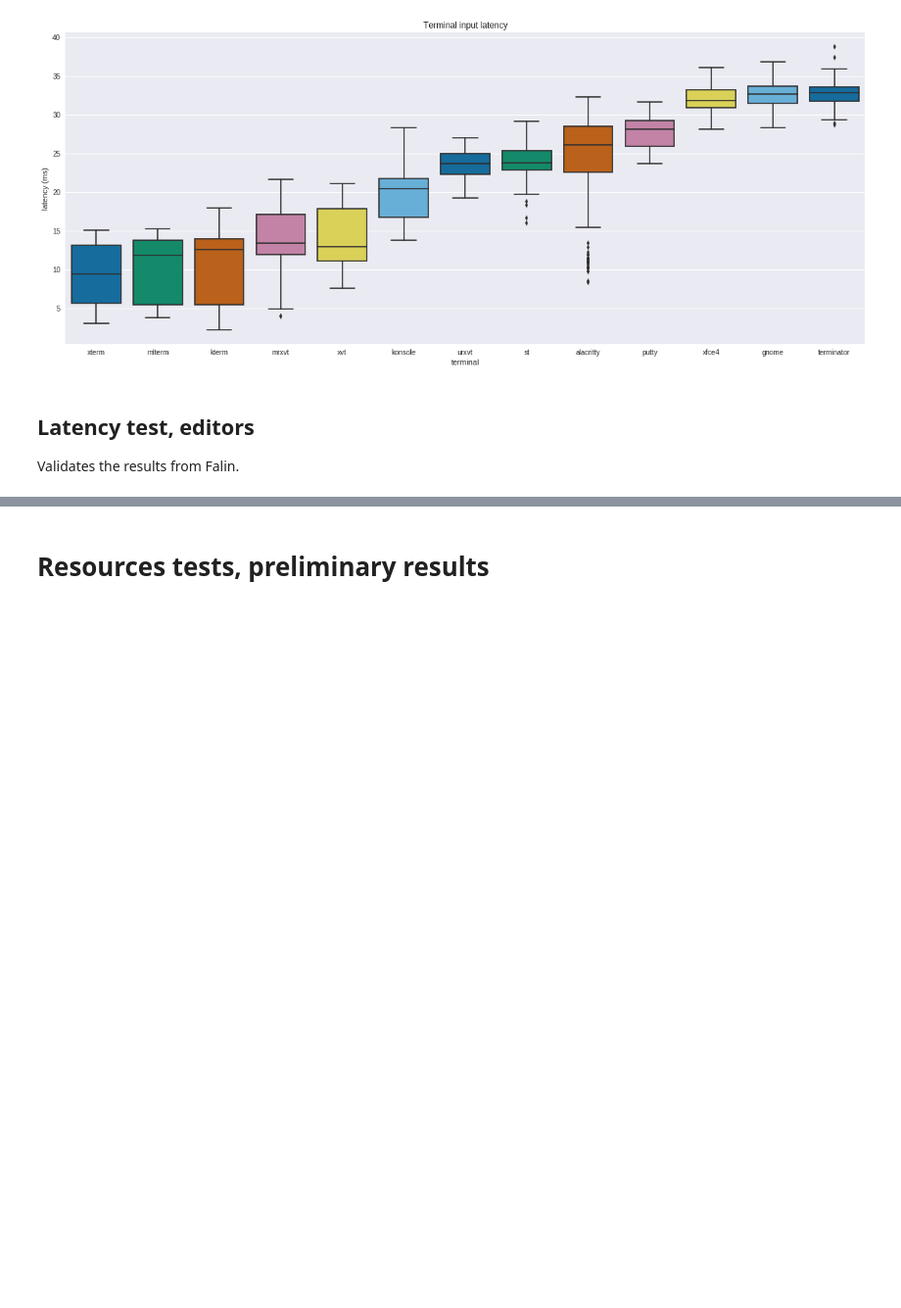
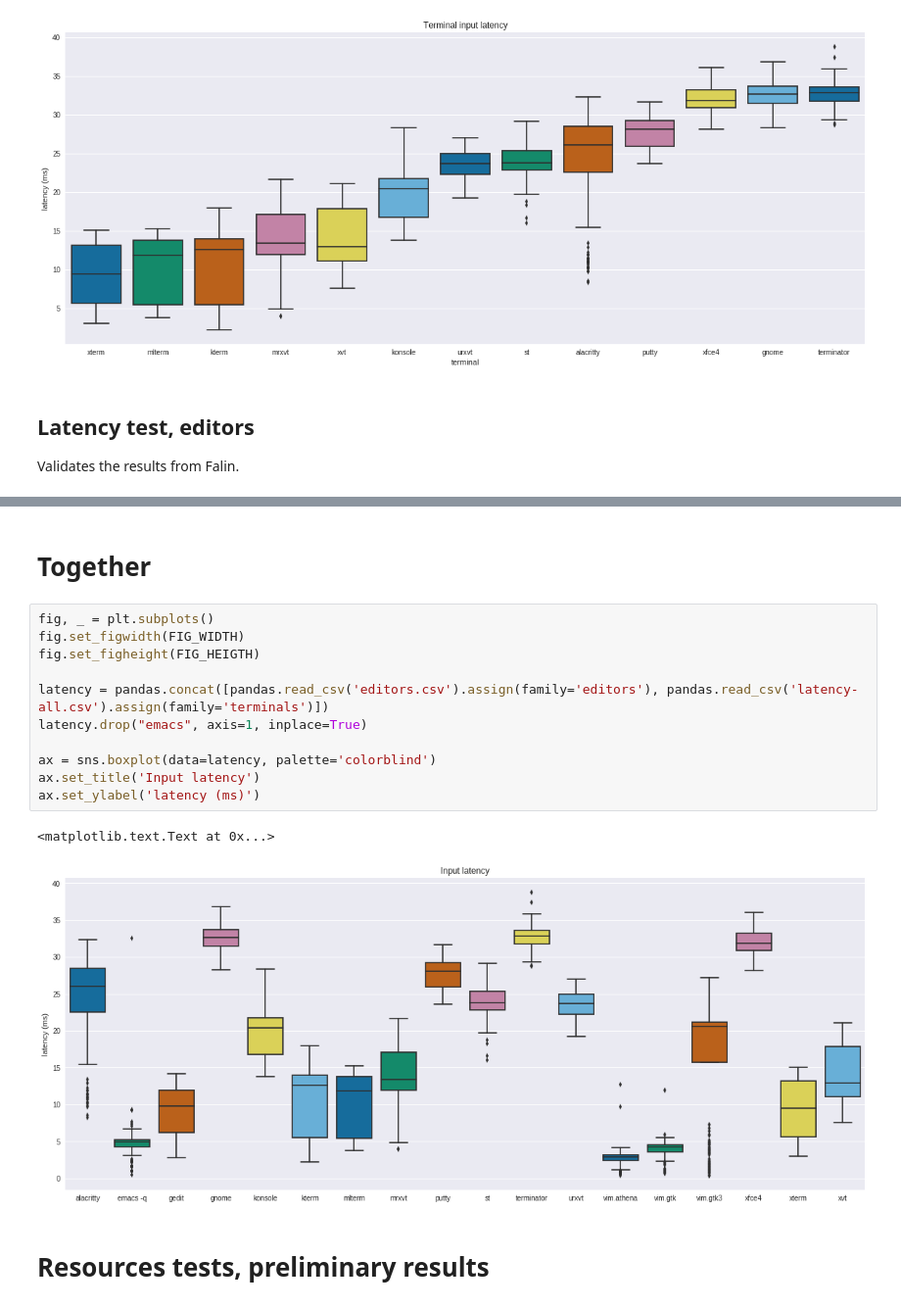
Before and after one commit to anarcat/terms-benchmarks, a Jupyter notebook: benchmarks.ipynb, the cells around one changed output, grey strips where cells are left out. Shown at 98% size. Saved outputs shown, nothing was run; the diff lists cells and outputs as text; blank space fills up the shorter version.

```diff
--- a/benchmarks.ipynb
+++ b/benchmarks.ipynb
@@ -92,6 +92,22 @@ ax.set_ylabel('latency (ms)')
 # %% [output]
 <matplotlib.text.Text at 0x...>
 [figure]
+# %% [markdown]
+# Together
+# %%
+fig, _ = plt.subplots()
+fig.set_figwidth(FIG_WIDTH)
+fig.set_figheight(FIG_HEIGTH)
+
+latency = pandas.concat([pandas.read_csv('editors.csv').assign(family='editors'), pandas.read_csv('latency-all.csv').assign(family='terminals')])
+latency.drop("emacs", axis=1, inplace=True)
+
+ax = sns.boxplot(data=latency, palette='colorblind')
+ax.set_title('Input latency')
+ax.set_ylabel('latency (ms)')
+# %% [output]
+<matplotlib.text.Text at 0x...>
+[figure, added]
 # %% [markdown]
 # Resources tests, preliminary results
 # %%
```
Also changed, not shown: parts of 2 cells of this notebook, 1 other file.
